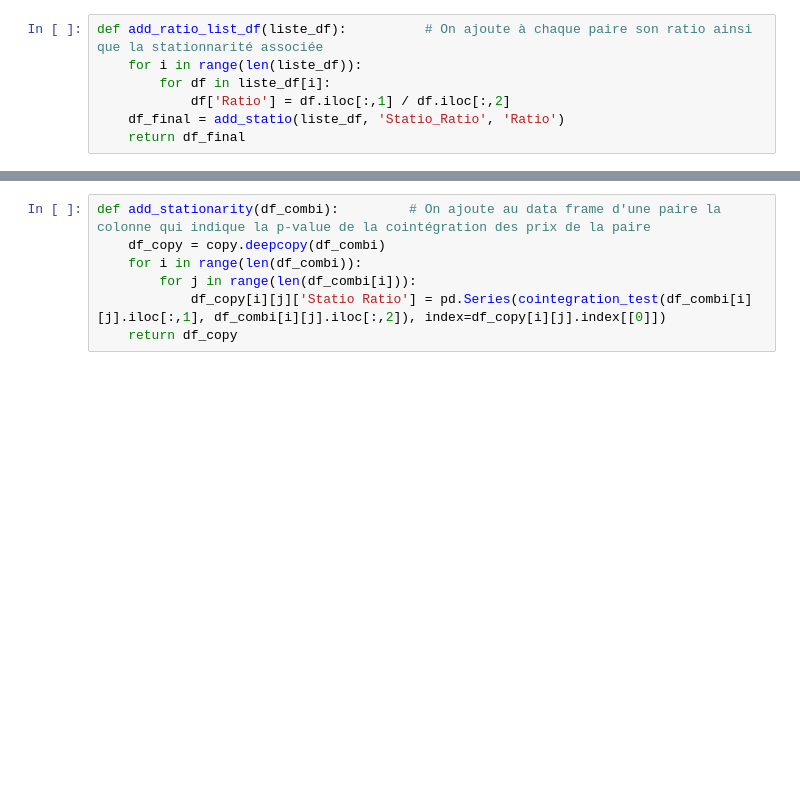
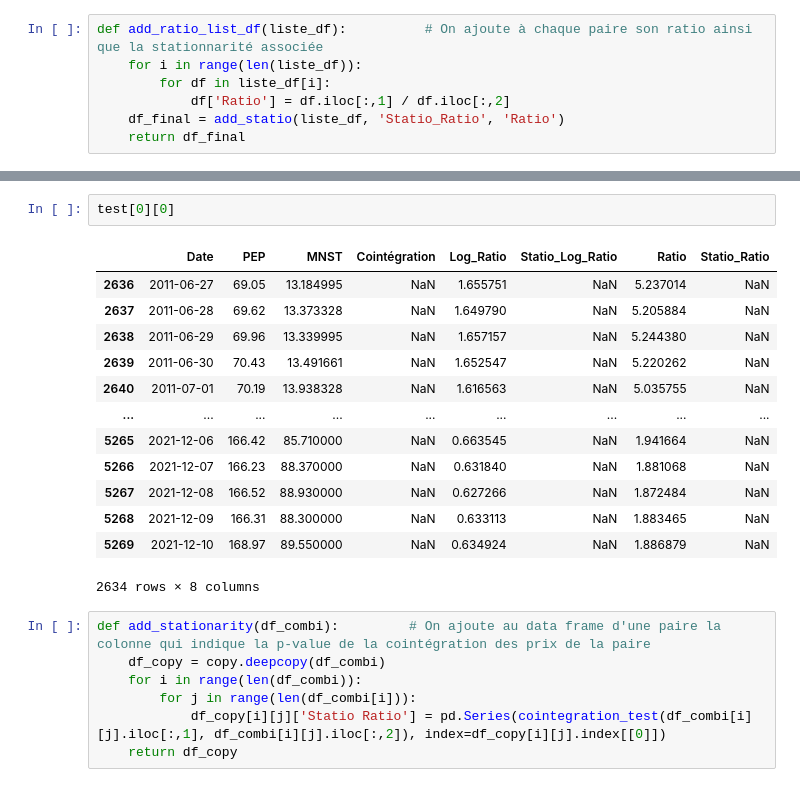
Before and after one commit to ArthurVinot/PI2, a Jupyter notebook: Code_Presentation.ipynb, the cells around one changed output, grey strips where cells are left out. Cells and saved outputs as stored; diff of their text form; blank space fills up the shorter version.

```diff
--- a/Code_Presentation.ipynb
+++ b/Code_Presentation.ipynb
@@ -559,3 +587,19 @@ df_final[0][0]
+# %%
+test[0][0]
+# %% [output]
+|  | Date | PEP | MNST | Cointégration | Log_Ratio | Statio_Log_Ratio | Ratio | Statio_Ratio |
+| 2636 | 2011-06-27 | 69.05 | 13.184995 | NaN | 1.655751 | NaN | 5.237014 | NaN |
+| 2637 | 2011-06-28 | 69.62 | 13.373328 | NaN | 1.649790 | NaN | 5.205884 | NaN |
+| 2638 | 2011-06-29 | 69.96 | 13.339995 | NaN | 1.657157 | NaN | 5.244380 | NaN |
+| 2639 | 2011-06-30 | 70.43 | 13.491661 | NaN | 1.652547 | NaN | 5.220262 | NaN |
+| 2640 | 2011-07-01 | 70.19 | 13.938328 | NaN | 1.616563 | NaN | 5.035755 | NaN |
+| ... | ... | ... | ... | ... | ... | ... | ... | ... |
+| 5265 | 2021-12-06 | 166.42 | 85.710000 | NaN | 0.663545 | NaN | 1.941664 | NaN |
+| 5266 | 2021-12-07 | 166.23 | 88.370000 | NaN | 0.631840 | NaN | 1.881068 | NaN |
+| 5267 | 2021-12-08 | 166.52 | 88.930000 | NaN | 0.627266 | NaN | 1.872484 | NaN |
+| 5268 | 2021-12-09 | 166.31 | 88.300000 | NaN | 0.633113 | NaN | 1.883465 | NaN |
+| 5269 | 2021-12-10 | 168.97 | 89.550000 | NaN | 0.634924 | NaN | 1.886879 | NaN |
+2634 rows × 8 columns
 # %%
 def add_stationarity(df_combi):         # On ajoute au data frame d'une paire la colonne qui indique la p-value de la cointégration des prix de la paire
     df_copy = copy.deepcopy(df_combi)
```
Also changed, not shown: parts of 26 cells of this notebook.
